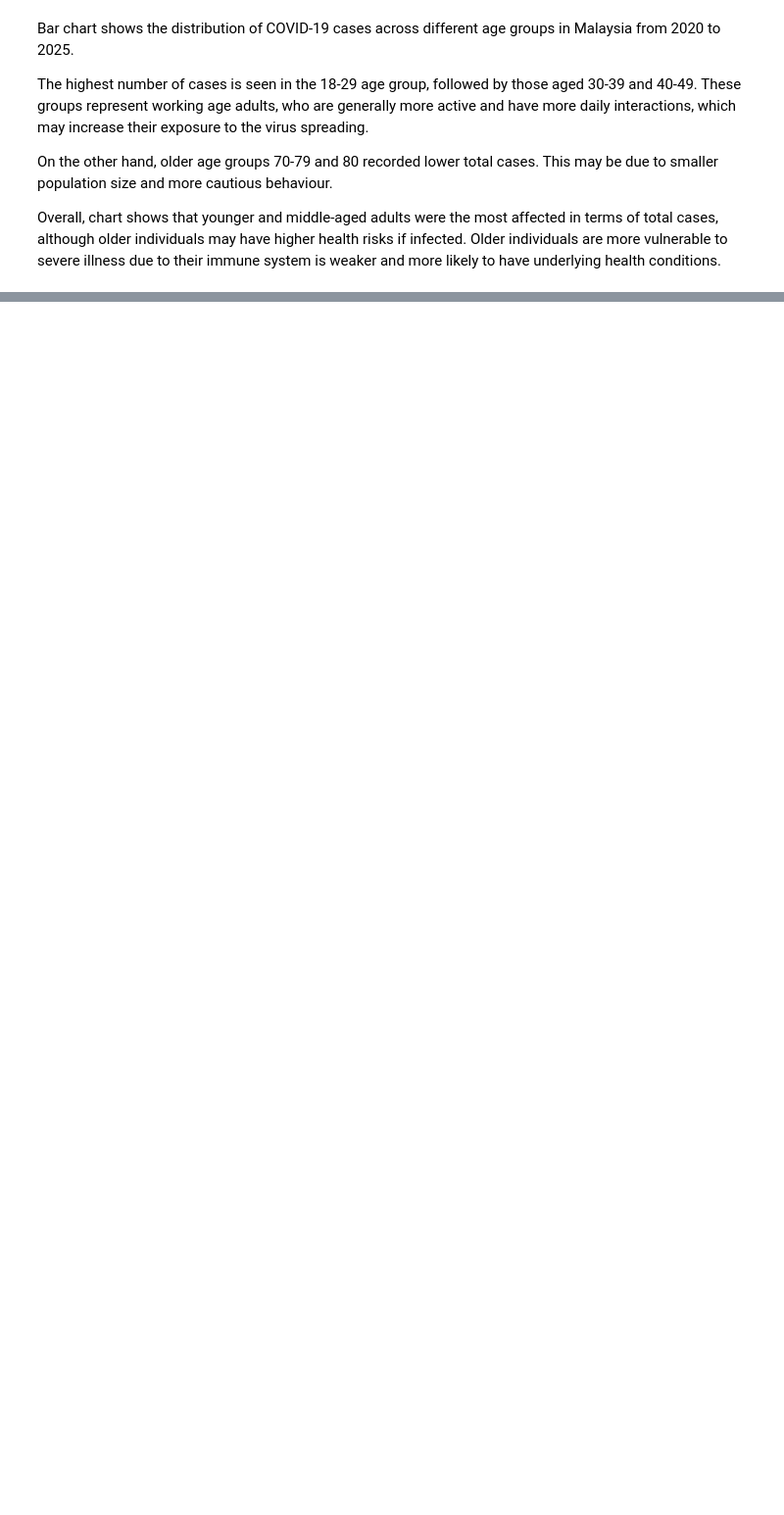
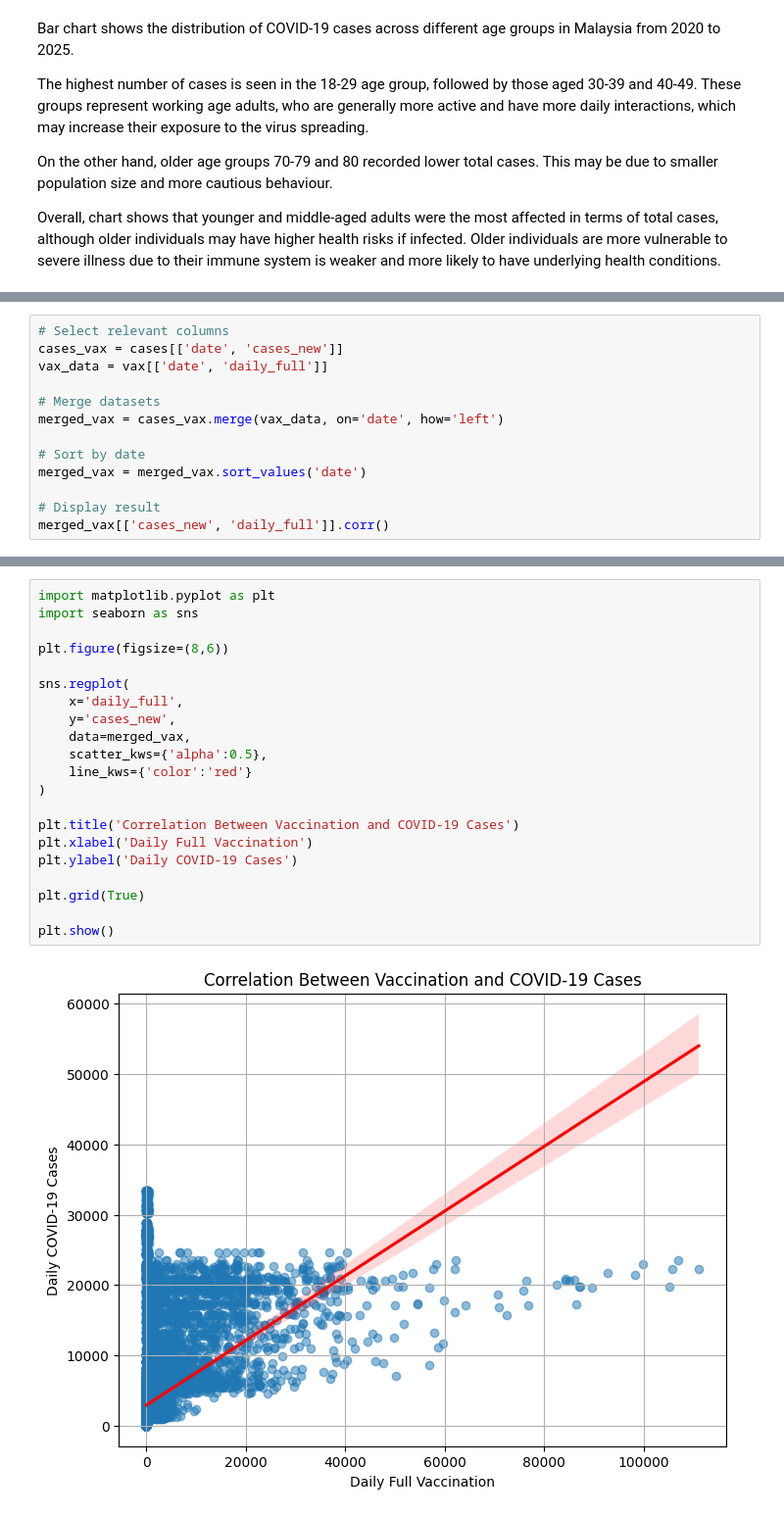
Before and after one commit to Julia-Mansor/MSc-Project-2-Data-Science, a Jupyter notebook: P170177_STQD6014__SEM2_2025_2026__Project2.ipynb, the cells around one changed output, grey strips where cells are left out. Shown at 98% size. Saved outputs shown, nothing was run; the diff lists cells and outputs as text; blank space fills up the shorter version.

```diff
--- a/P170177_STQD6014__SEM2_2025_2026__Project2.ipynb
+++ b/P170177_STQD6014__SEM2_2025_2026__Project2.ipynb
@@ -556,0 +559,13 @@ Overall, chart shows that younger and middle-aged adults were the most affected
+# %%
+# Select relevant columns
+cases_vax = cases[['date', 'cases_new']]
+vax_data = vax[['date', 'daily_full']]
+
+# Merge datasets
+merged_vax = cases_vax.merge(vax_data, on='date', how='left')
+
+# Sort by date
+merged_vax = merged_vax.sort_values('date')
+
+# Display result
+merged_vax[['cases_new', 'daily_full']].corr()
@@ -556,0 +576,23 @@ Overall, chart shows that younger and middle-aged adults were the most affected
+# %%
+import matplotlib.pyplot as plt
+import seaborn as sns
+
+plt.figure(figsize=(8,6))
+
+sns.regplot(
+    x='daily_full',
+    y='cases_new',
+    data=merged_vax,
+    scatter_kws={'alpha':0.5},
+    line_kws={'color':'red'}
+)
+
+plt.title('Correlation Between Vaccination and COVID-19 Cases')
+plt.xlabel('Daily Full Vaccination')
+plt.ylabel('Daily COVID-19 Cases')
+
+plt.grid(True)
+
+plt.show()
+# %% [output]
+[figure, added]
```
Also changed, not shown: parts of 7 cells of this notebook.
